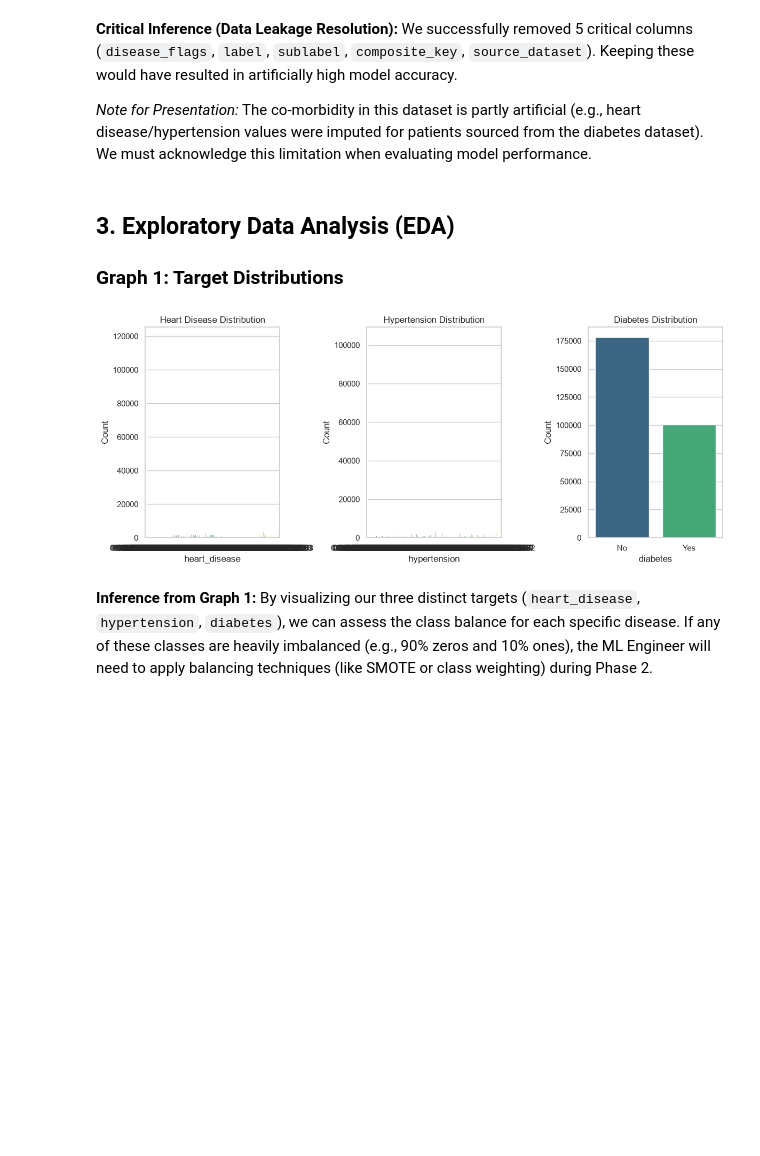
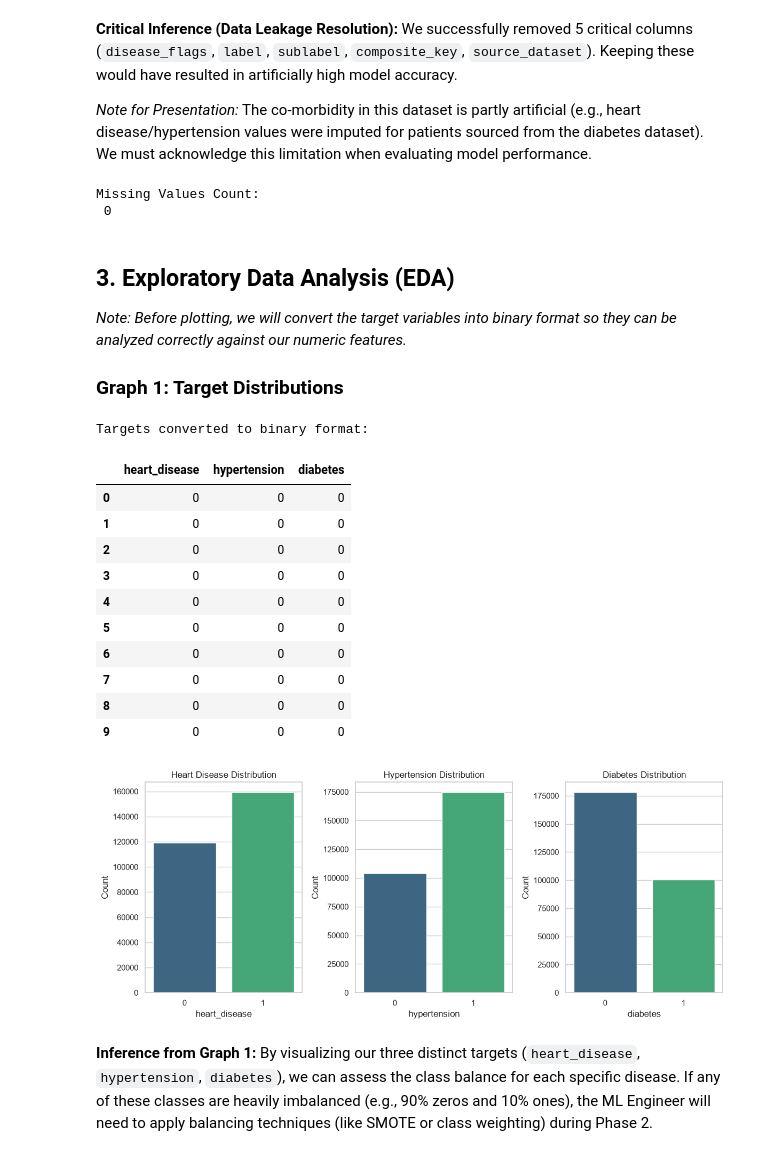
Before and after one commit to abdulrahmanjamal72/MedicalSystem, a Jupyter notebook: notebook.ipynb, the cells around one changed output. Drawn from its saved outputs; the diff is of its cells as text; code cells hidden in the pictures; blank space fills up the shorter version.

```diff
--- a/notebook.ipynb
+++ b/notebook.ipynb
@@ -82,24 +123,53 @@ Shape after resolving data leakage: (278701, 34)
 We successfully removed 5 critical columns (`disease_flags`, `label`, `sublabel`, `composite_key`, `source_dataset`). Keeping these would have resulted in artificially high model accuracy.
 
 *Note for Presentation:* The co-morbidity in this dataset is partly artificial (e.g., heart disease/hypertension values were imputed for patients sourced from the diabetes dataset). We must acknowledge this limitation when evaluating model performance.
+# %%
+isnull_counts = df_cleaned.isnull().sum().sum()
+print("Missing Values Count:\n", isnull_counts)
+# %% [output]
+Missing Values Count:
+ 0
 # %% [markdown]
 ## 3. Exploratory Data Analysis (EDA)
+
+*Note: Before plotting, we will convert the target variables into binary format so they can be analyzed correctly against our numeric features.*
+
 ### Graph 1: Target Distributions
 # %%
 # We have 3 separate target columns
 targets = ['heart_disease', 'hypertension', 'diabetes']
+
+# Convert heart_disease and hypertension to binary (0/1) format like diabetes
+df_cleaned['heart_disease'] = (df_cleaned['heart_disease'] > 0).astype(int)
+df_cleaned['hypertension'] = (df_cleaned['hypertension'] > 0).astype(int)
+df_cleaned['diabetes'] = (df_cleaned['diabetes'] == 'Yes').astype(int)
+
+print("Targets converted to binary format:")
+display(df_cleaned[targets].head(10))
 
 plt.figure(figsize=(12, 5))
 for i, target in enumerate(targets, 1):
     plt.subplot(1, 3, i)
     sns.countplot(data=df_cleaned, x=target, palette='viridis')
     plt.title(f'{target.replace("_", " ").title()} Distribution')
     plt.ylabel('Count')
 
 plt.tight_layout()
 plt.show()
 # %% [output]
+Targets converted to binary format:
+|  | heart_disease | hypertension | diabetes |
+| 0 | 0 | 0 | 0 |
+| 1 | 0 | 0 | 0 |
+| 2 | 0 | 0 | 0 |
+| 3 | 0 | 0 | 0 |
+| 4 | 0 | 0 | 0 |
+| 5 | 0 | 0 | 0 |
+| 6 | 0 | 0 | 0 |
+| 7 | 0 | 0 | 0 |
+| 8 | 0 | 0 | 0 |
+| 9 | 0 | 0 | 0 |
-[figure, old version]
+[figure, new version]
 # %% [markdown]
 **Inference from Graph 1:**
 By visualizing our three distinct targets (`heart_disease`, `hypertension`, `diabetes`), we can assess the class balance for each specific disease. If any of these classes are heavily imbalanced (e.g., 90% zeros and 10% ones), the ML Engineer will need to apply balancing techniques (like SMOTE or class weighting) during Phase 2.
```
Also changed, not shown: parts of 22 cells of this notebook, 1 other file.
